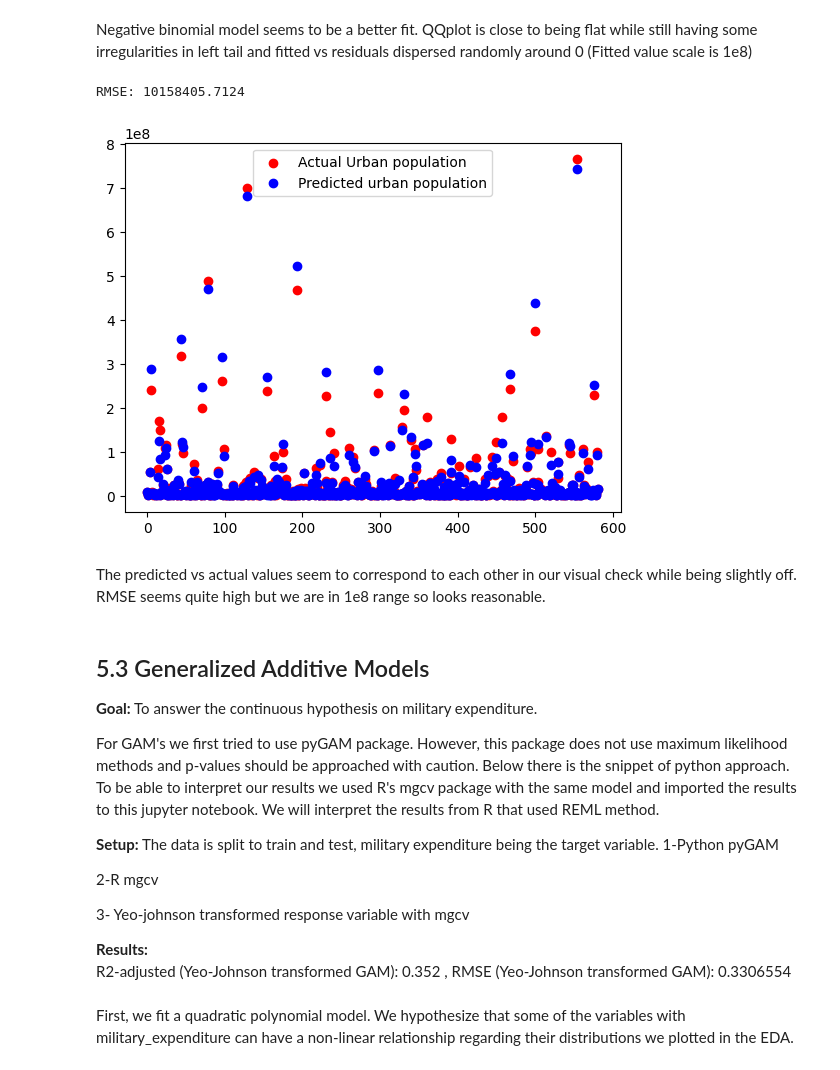
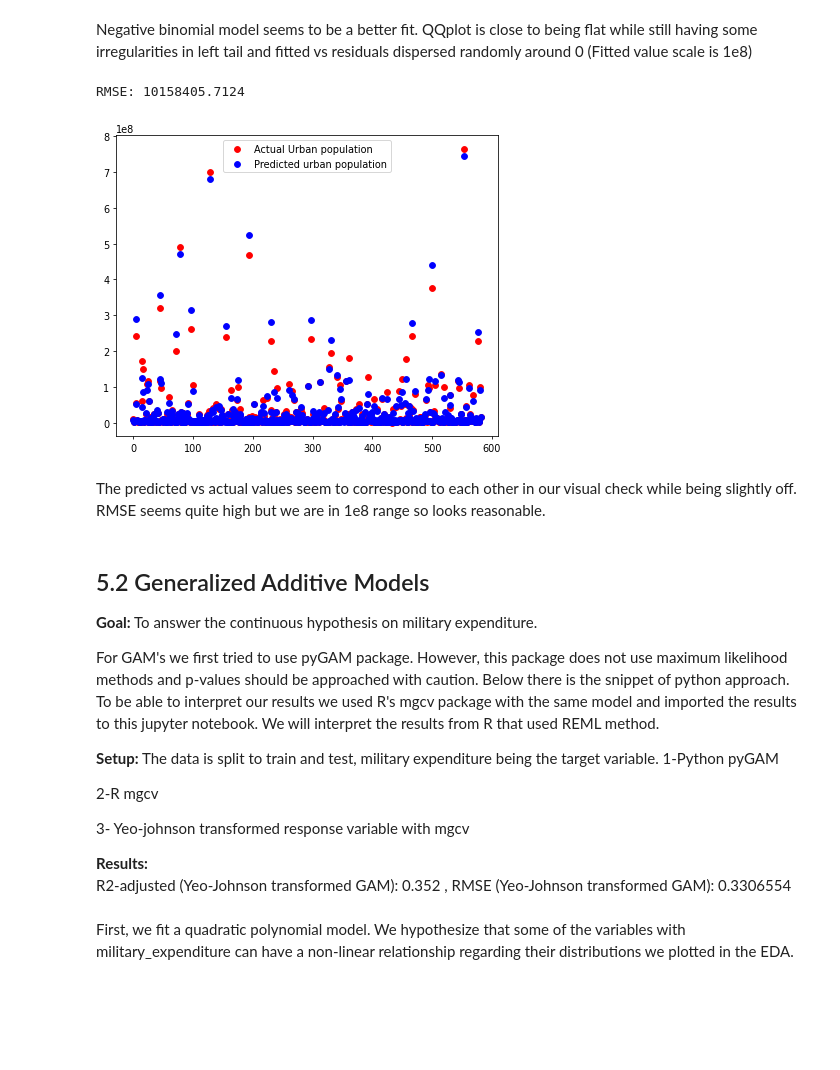
Before and after one commit to irmakoz1/ML1-HSLU, a Jupyter notebook: ML1-Project_TeamDraft_v2.ipynb, the cells around one changed output. Drawn from its saved outputs; the diff is of its cells as text; code cells hidden in the pictures; blank space fills up the shorter version.

```diff
--- a/ML1-Project_TeamDraft_v2.ipynb
+++ b/ML1-Project_TeamDraft_v2.ipynb
@@ -1324,33 +1340,34 @@ Negative binomial model seems to be a better fit. QQplot is close to being flat
 # %%
 y_pred = model_nb.predict(X_test)
 
-figsize=(3, 2)
+plt.figure(figsize=(6, 5), dpi=70)  # smaller size and lower resolution
 plt.scatter(range(len(y_test)), y_test, color='red')
 plt.scatter(range(len(y_pred)), y_pred, color='blue')
 plt.legend(['Actual Urban population', 'Predicted urban population'])
+plt.tight_layout()
 # Convert both to numeric (if not already)
 y_test_numeric = pd.to_numeric(y_test, errors='coerce')
 y_pred_numeric = pd.to_numeric(y_pred, errors='coerce')
 
 # Drop rows where either is NaN
 valid_indices = (~y_test_numeric.isna()) & (~y_pred_numeric.isna())
 
 # Filter only valid rows
 y_test_clean = y_test_numeric[valid_indices]
 y_pred_clean = y_pred_numeric[valid_indices]
 
 # Now compute RMSE
 from sklearn.metrics import mean_squared_error
 
 rmse= np.sqrt(mean_squared_error(y_test_clean, y_pred_clean))
 print(f"RMSE: {rmse:.4f}")
 # %% [output]
 RMSE: 10158405.7124
-[figure, old version]
+[figure, new version]
 # %% [markdown]
 The predicted vs actual values seem to correspond to each other in our visual check while being slightly off. RMSE seems quite high but we are in 1e8 range so looks reasonable.
 # %% [markdown]
-## 5.3 Generalized Additive Models
+## 5.2 Generalized Additive Models
 
 **Goal:** To answer the continuous hypothesis on military expenditure.
 
```
Also changed, not shown: parts of 19 cells of this notebook, 1 other file.
